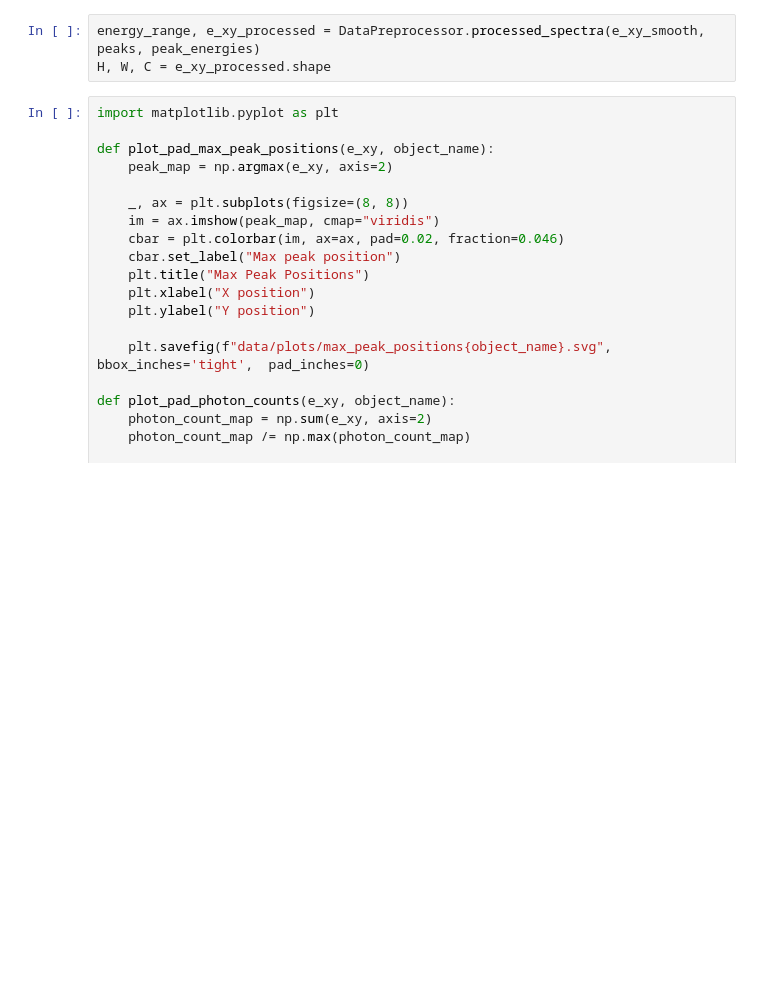
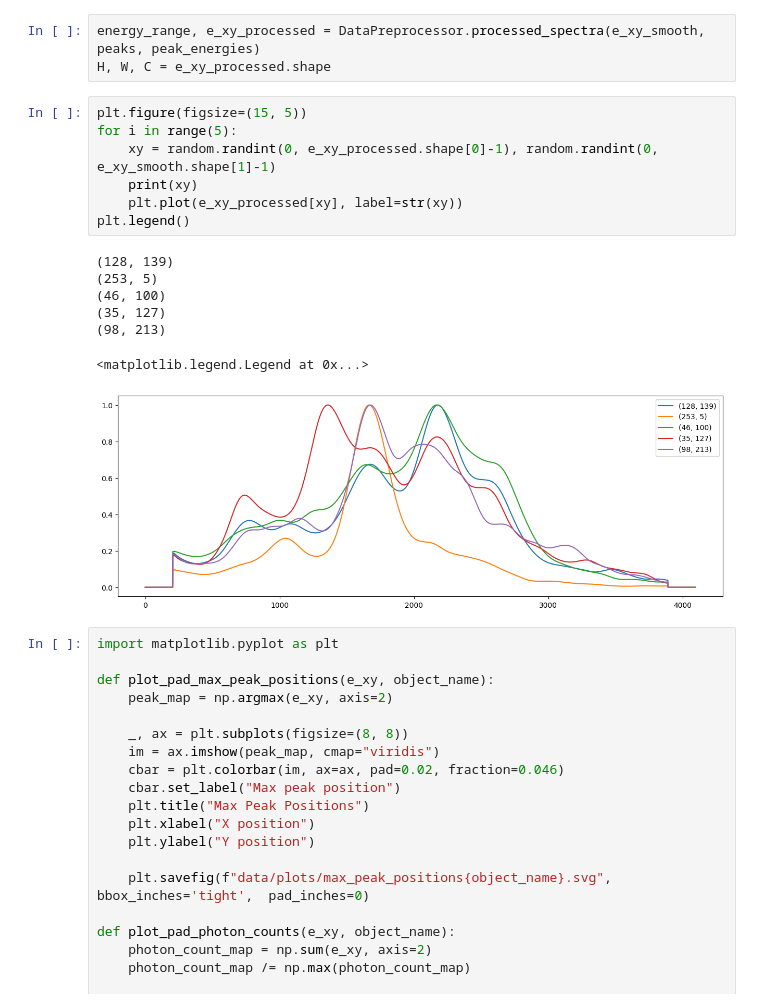
Before and after one commit to erzar0/masters-thesis, a Jupyter notebook: 5_object_preprocessing.ipynb, the cells around one changed output. Saved outputs shown, nothing was run; the diff lists cells and outputs as text; blank space fills up the shorter version.

```diff
--- a/5_object_preprocessing.ipynb
+++ b/5_object_preprocessing.ipynb
@@ -68,6 +78,21 @@ for i in range(10):
 # %%
 energy_range, e_xy_processed = DataPreprocessor.processed_spectra(e_xy_smooth, peaks, peak_energies)
 H, W, C = e_xy_processed.shape
+# %%
+plt.figure(figsize=(15, 5))
+for i in range(5):
+    xy = random.randint(0, e_xy_processed.shape[0]-1), random.randint(0, e_xy_smooth.shape[1]-1)
+    print(xy)
+    plt.plot(e_xy_processed[xy], label=str(xy))
+plt.legend()
+# %% [output]
+(128, 139)
+(253, 5)
+(46, 100)
+(35, 127)
+(98, 213)
+<matplotlib.legend.Legend at 0x...>
+[figure, added]
 # %%
 import matplotlib.pyplot as plt
 
```
Also changed, not shown: parts of 10 cells of this notebook, 11 other files.
